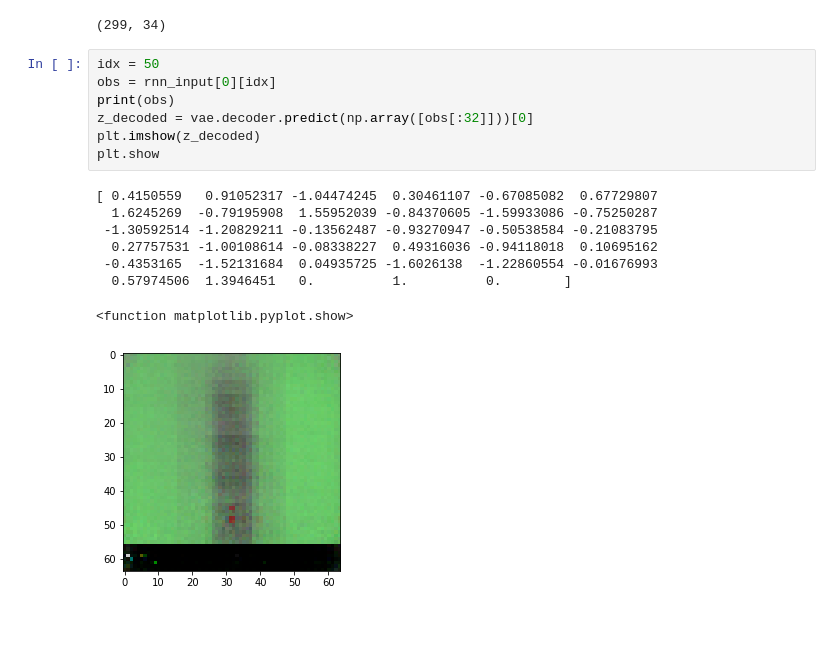
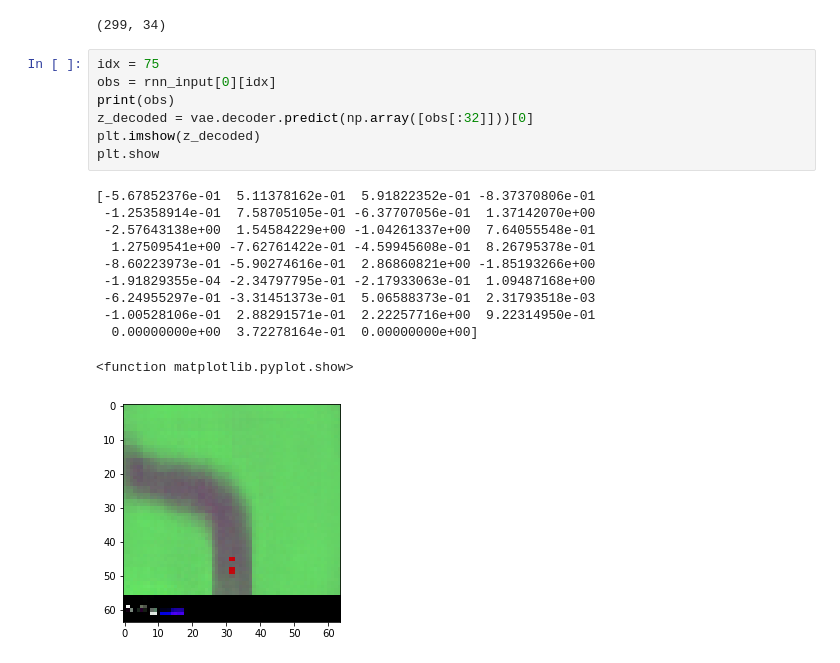
Before and after one commit to AppliedDataSciencePartners/WorldModels, a Jupyter notebook: check_vae.ipynb, the cells around one changed output. Drawn from its saved outputs; the diff is of its cells as text; blank space fills up the shorter version.

```diff
--- a/check_vae.ipynb
+++ b/check_vae.ipynb
@@ -24,18 +24,21 @@ rnn_output[0].shape
 # %% [output]
 (299, 34)
 # %%
-idx = 50
+idx = 75
 obs = rnn_input[0][idx]
 print(obs)
 z_decoded = vae.decoder.predict(np.array([obs[:32]]))[0]
 plt.imshow(z_decoded)
 plt.show
 # %% [output]
-[ 0.4150559   0.91052317 -1.04474245  0.30461107 -0.67085082  0.67729807
-  1.6245269  -0.79195908  1.55952039 -0.84370605 -1.59933086 -0.75250287
- -1.30592514 -1.20829211 -0.13562487 -0.93270947 -0.50538584 -0.21083795
-  0.27757531 -1.00108614 -0.08338227  0.49316036 -0.94118018  0.10695162
- -0.4353165  -1.52131684  0.04935725 -1.6026138  -1.22860554 -0.01676993
-  0.57974506  1.3946451   0.          1.          0.        ]
+[-5.67852376e-01  5.11378162e-01  5.91822352e-01 -8.37370806e-01
+ -1.25358914e-01  7.58705105e-01 -6.37707056e-01  1.37142070e+00
+ -2.57643138e+00  1.54584229e+00 -1.04261337e+00  7.64055548e-01
+  1.27509541e+00 -7.62761422e-01 -4.59945608e-01  8.26795378e-01
+ -8.60223973e-01 -5.90274616e-01  2.86860821e+00 -1.85193266e+00
+ -1.91829355e-04 -2.34797795e-01 -2.17933063e-01  1.09487168e+00
+ -6.24955297e-01 -3.31451373e-01  5.06588373e-01  2.31793518e-03
+ -1.00528106e-01  2.88291571e-01  2.22257716e+00  9.22314950e-01
+  0.00000000e+00  3.72278164e-01  0.00000000e+00]
 <function matplotlib.pyplot.show>
-[figure, old version]
+[figure, new version]
```
Also changed, not shown: 4 other files.
